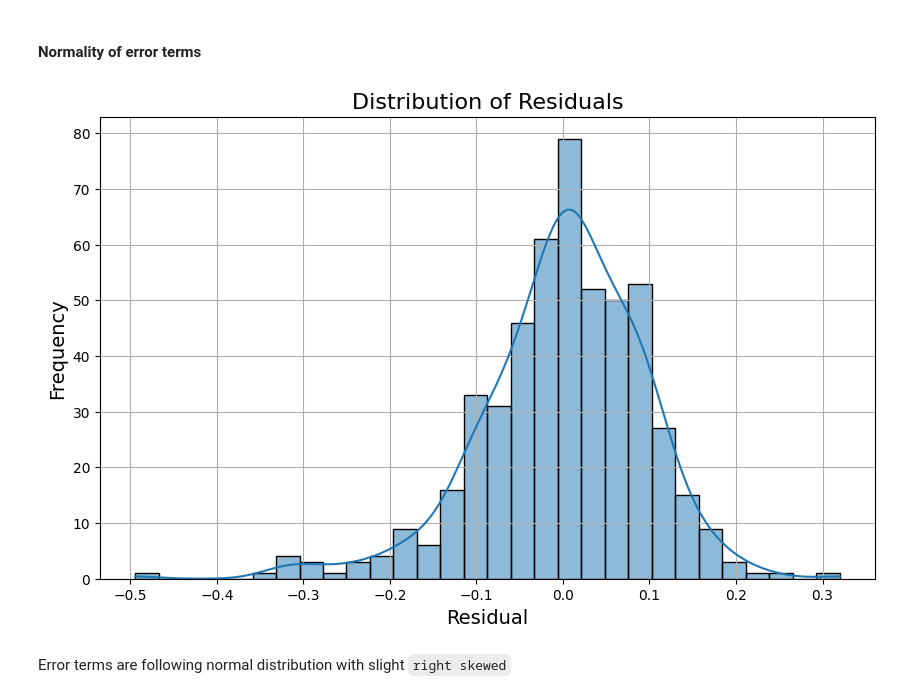
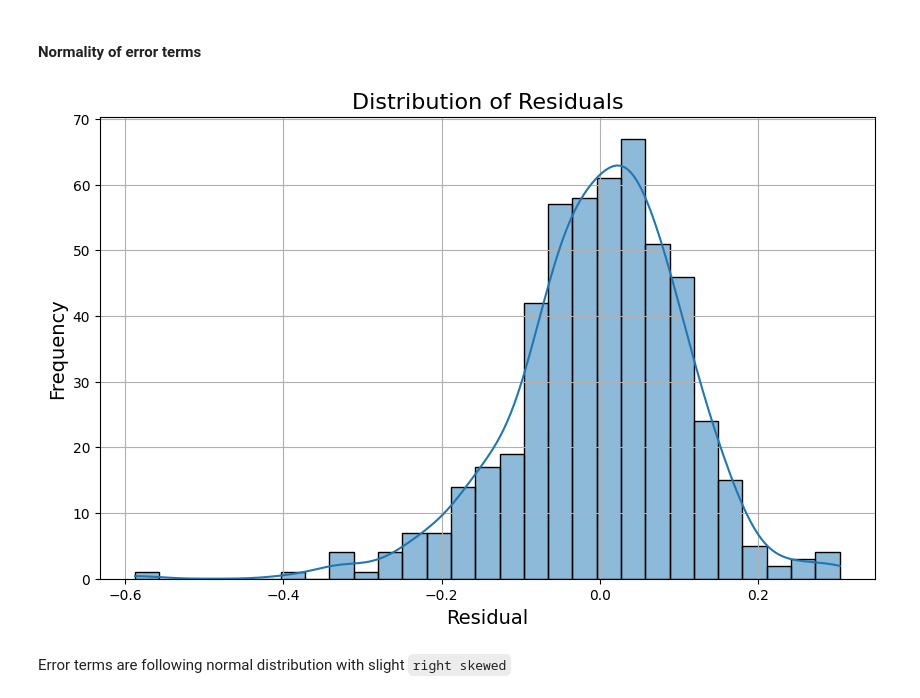
Before and after one commit to AngadSinghLamba/Media_ML_project, a Jupyter notebook: Bike Sharing Assingment Files/Bike_sharing.ipynb, the cells around one changed output. Cells and saved outputs as stored; diff of their text form; code cells hidden in the pictures.

Commit message:
Linear Regression Model

````diff
--- a/Bike Sharing Assingment Files/Bike_sharing.ipynb
+++ b/Bike Sharing Assingment Files/Bike_sharing.ipynb
@@ -817,5 +919,5 @@ Notes:
 # %%
-X_train_new = X_train_new.drop(['humidity'], axis = 1)
+X_train_new = X_train_new.drop(['atemp'], axis = 1)
 
 # Run the function to calculate VIF for the new model
 calculateVIF(X_train_new)
@@ -860,0 +986,4 @@ Notes:
+# %%
+X_train_lm_4 = sm.add_constant(X_train_new)
+lr_4 = sm.OLS(y_train,X_train_lm_4).fit()
+print(lr_4.summary())
@@ -860,0 +1010,5 @@ Notes:
+# %%
+X_train_new = X_train_new.drop(['july'], axis = 1)
+
+# Run the function to calculate VIF for the new model
+calculateVIF(X_train_new)
@@ -860,0 +1030,4 @@ Notes:
+# %%
+X_train_lm_5 = sm.add_constant(X_train_new)
+lr_5 = sm.OLS(y_train,X_train_lm_5).fit()
+print(lr_5.summary())
@@ -868,19 +1084,19 @@ y_train_pred = lr_3.predict(X_train_lm_3)
 #### Normality of error terms
 # %%
 # Predicting and calculating residuals
-y_train_pred = lr_3.predict(X_train_lm_3)
+y_train_pred = lr_5.predict(X_train_lm_5)
 residual = y_train - y_train_pred
 
 # Plotting the distribution of residuals
 plt.figure(figsize=(10, 6))
 sns.histplot(residual, kde=True)
 plt.xlabel('Residual', fontsize=14)
 plt.ylabel('Frequency', fontsize=14)
 plt.title('Distribution of Residuals', fontsize=16)
 plt.grid(True)
 plt.show()
 # %% [output]
-[figure, old version]
+[figure, new version]
 # %% [markdown]
 Error terms are following normal distribution with slight ```right skewed```
 # %% [markdown]
````
Also changed, not shown: parts of 109 cells of this notebook.
